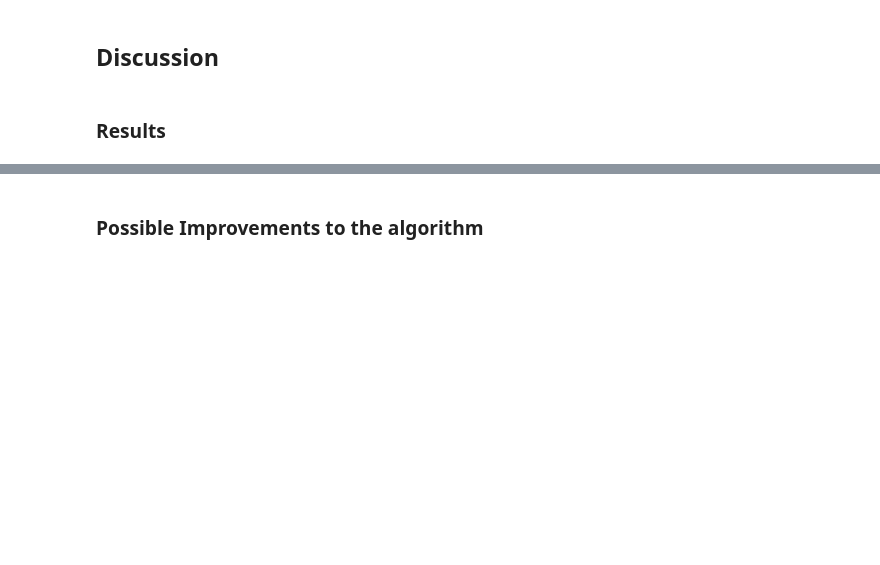
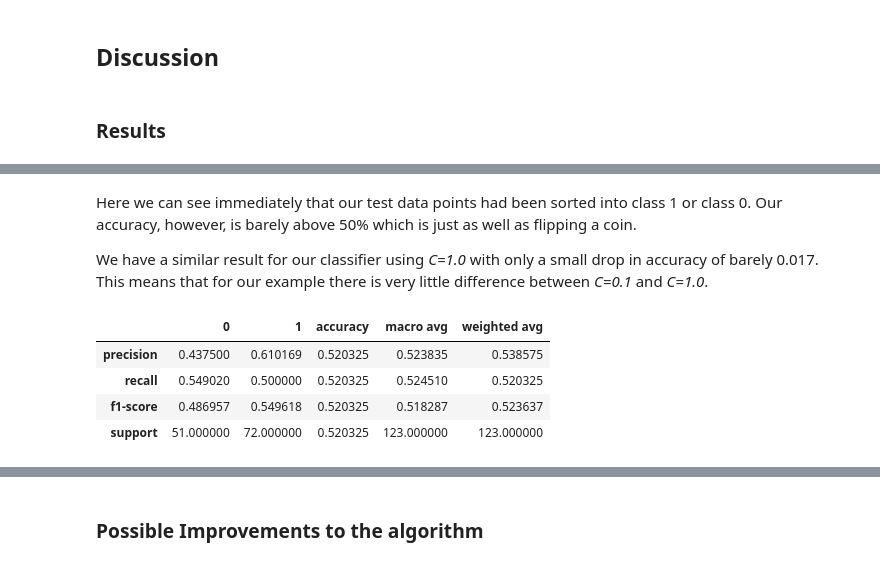
Before and after one commit to volkamerlab/CADDSeminar_2023, a Jupyter notebook: notebooks/04_SVM_DDI_prediction/T4_SVM_DDI_prediction.ipynb, the cells around one changed output, grey strips where cells are left out. Saved outputs shown, nothing was run; the diff lists cells and outputs as text; code cells hidden in the pictures; blank space fills up the shorter version.

```diff
--- a/notebooks/04_SVM_DDI_prediction/T4_SVM_DDI_prediction.ipynb
+++ b/notebooks/04_SVM_DDI_prediction/T4_SVM_DDI_prediction.ipynb
@@ -731,0 +724,12 @@ Nevertheless, we proved that an SVM using a similarity matrix as a kernel functi
+# %% [markdown]
+Here we can see immediately that our test data points had been sorted into class 1 or class 0. Our accuracy, however, is barely above 50% which is just as well as flipping a coin.
+
+We have a similar result for our classifier using *C=1.0* with only a small drop in accuracy of barely 0.017. This means that for our example there is very little difference between *C=0.1* and *C=1.0*.
+# %%
+report_3
+# %% [output]
+|  | 0 | 1 | accuracy | macro avg | weighted avg |
+| precision | 0.437500 | 0.610169 | 0.520325 | 0.523835 | 0.538575 |
+| recall | 0.549020 | 0.500000 | 0.520325 | 0.524510 | 0.520325 |
+| f1-score | 0.486957 | 0.549618 | 0.520325 | 0.518287 | 0.523637 |
+| support | 51.000000 | 72.000000 | 0.520325 | 123.000000 | 123.000000 |
```
Also changed, not shown: parts of 21 cells of this notebook.
